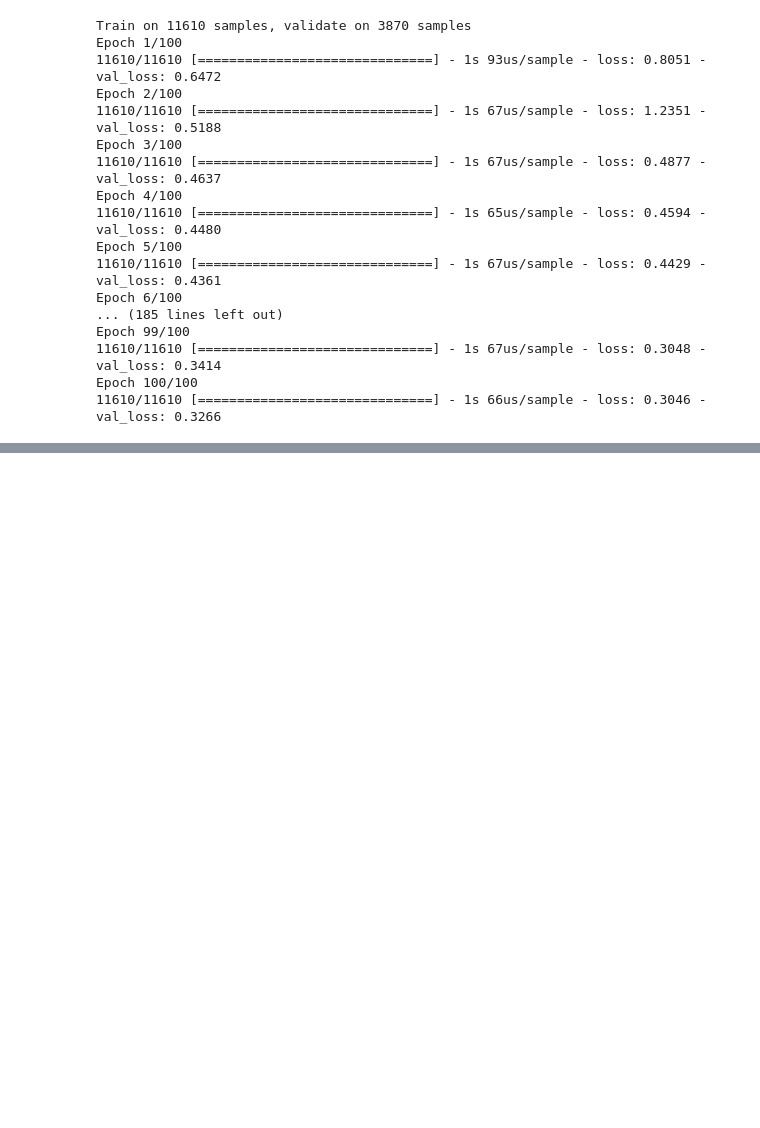
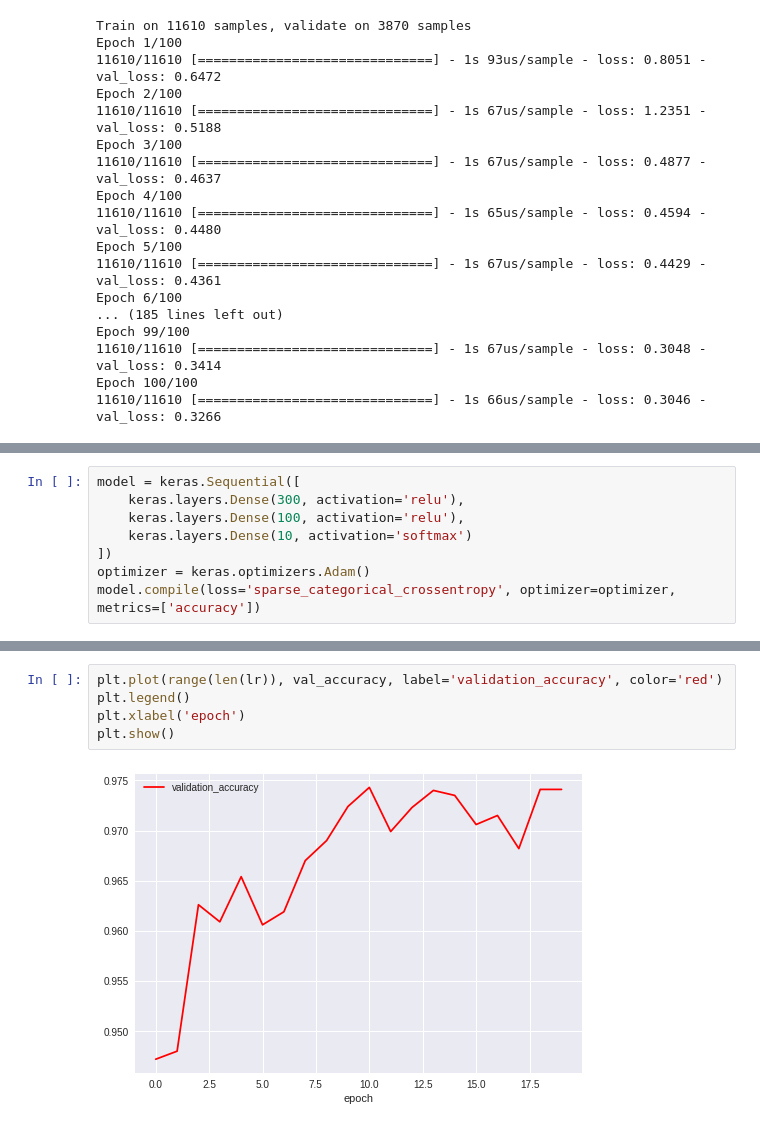
Before and after one commit to Matus-Dubrava/ml, a Jupyter notebook: basics/ho_machine_learning_tf_keras/ann_1.ipynb, the cells around one changed output, grey strips where cells are left out. Saved outputs shown, nothing was run; the diff lists cells and outputs as text; blank space fills up the shorter version.

```diff
--- a/basics/ho_machine_learning_tf_keras/ann_1.ipynb
+++ b/basics/ho_machine_learning_tf_keras/ann_1.ipynb
@@ -481,0 +494,8 @@ Epoch 100/100
+# %%
+model = keras.Sequential([
+    keras.layers.Dense(300, activation='relu'),
+    keras.layers.Dense(100, activation='relu'),
+    keras.layers.Dense(10, activation='softmax')
+])
+optimizer = keras.optimizers.Adam()
+model.compile(loss='sparse_categorical_crossentropy', optimizer=optimizer, metrics=['accuracy'])
@@ -481,0 +565,7 @@ Epoch 100/100
+# %%
+plt.plot(range(len(lr)), val_accuracy, label='validation_accuracy', color='red')
+plt.legend()
+plt.xlabel('epoch')
+plt.show()
+# %% [output]
+[figure, added]
```
Also changed, not shown: parts of 8 cells of this notebook.
